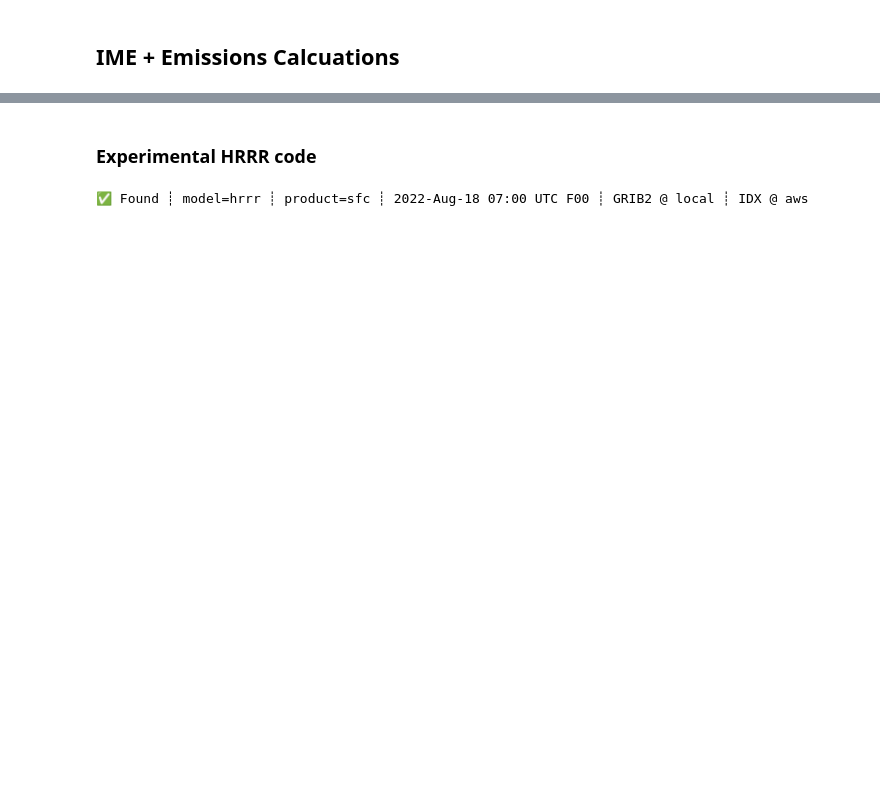
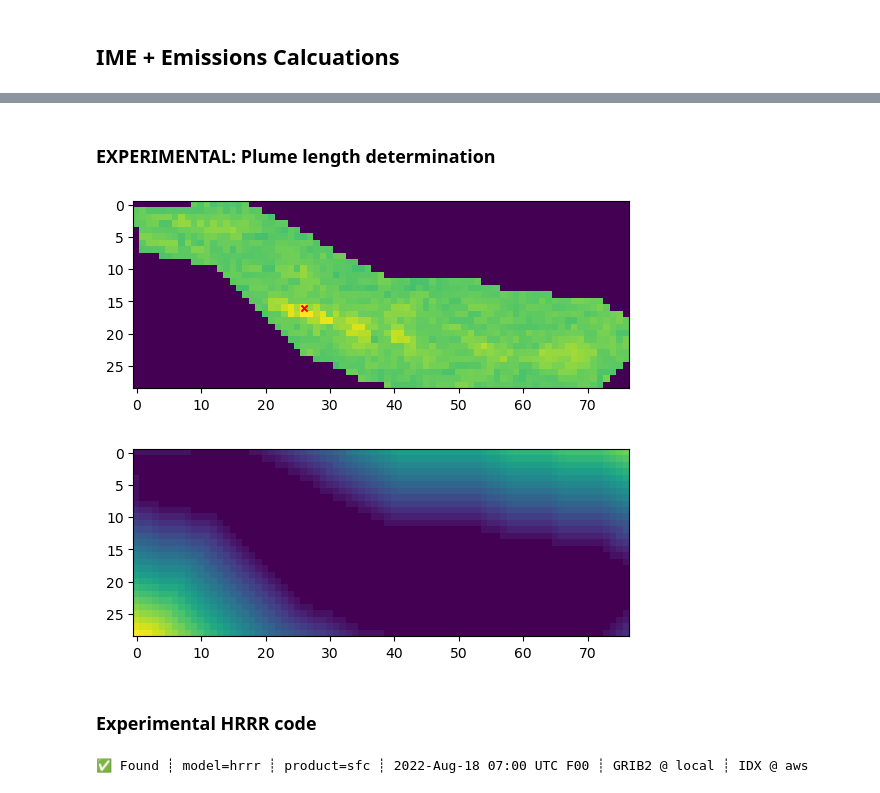
Before and after one commit to willowcoleman/emit-ghg, a Jupyter notebook: single_plume_IME_Q.ipynb, the cells around one changed output, grey strips where cells are left out. Cells and saved outputs as stored; diff of their text form; code cells hidden in the pictures; blank space fills up the shorter version.

```diff
--- a/single_plume_IME_Q.ipynb
+++ b/single_plume_IME_Q.ipynb
@@ -217,3 +413,44 @@ Ignoring index file '/scratch/colemanr/emit-ghg/grib/20220810_07:00.grib.923a8.i
+# %% [markdown]
+### EXPERIMENTAL: Plume length determination
+# %%
+blob_path = '/scratch/brodrick/methane/visions_delivery/20220810/l2bch4plm/emit20220810t065021_CH4_PlumeComplex-486.tif'
+gaussian_path = '/scratch/brodrick/methane/visions_delivery/20220810/l2bch4plm/emit20220810t065132_CH4_PlumeComplex-487.tif'
+
+with rasterio.open(blob_path, 'r') as ds:
+    blob_plume = ds.read().squeeze()
+
+with rasterio.open(gaussian_path, 'r') as ds:
+    gaussian_plume = ds.read().squeeze()
+
+## Plume plot with highlighted point of max concentration
+plume = gaussian_plume
+max_index = np.unravel_index(np.argmax(plume), plume.shape)
+plt.imshow(plume)
+plt.scatter(max_index[1], max_index[0], c='red', marker = 'x', s=20)
+plt.show()
+
+plume_arr = gaussian_plume
+
+# Scale plume 0-1
+min_plume = np.min(plume_arr)
+max_plume = np.max(plume_arr)
+scale_plume = (plume_arr - min_plume)/(max_plume - min_plume)
+scale_plume = (scale_plume * 255).astype(np.uint8)
+
+# Create binary threshold of plume/background
+img = 255 - scale_plume
+_, threshold = cv2.threshold(img, 127, 255, cv2.THRESH_BINARY)
+
+# Distance transform of contour -> ridge detection?
+_, threshold = cv2.threshold(img, 127, 255, cv2.THRESH_BINARY)
+dist = cv2.distanceTransform(threshold, cv2.DIST_L2, 3)
+dist_output = cv2.normalize(dist, None, 0, 1.0, cv2.NORM_MINMAX)
+
+plt.imshow(dist_output)
+plt.show()
+# %% [output]
+[figure, added]
+[figure, added]
 # %% [markdown]
 ### Experimental HRRR code
 # %%
```
Also changed, not shown: parts of 4 cells of this notebook.
